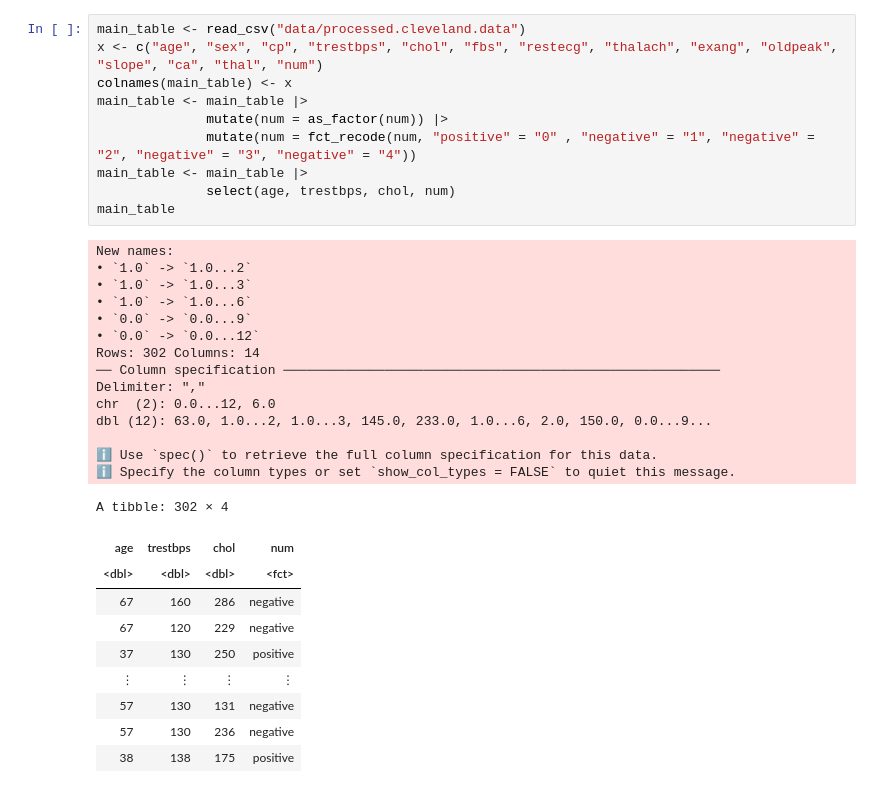
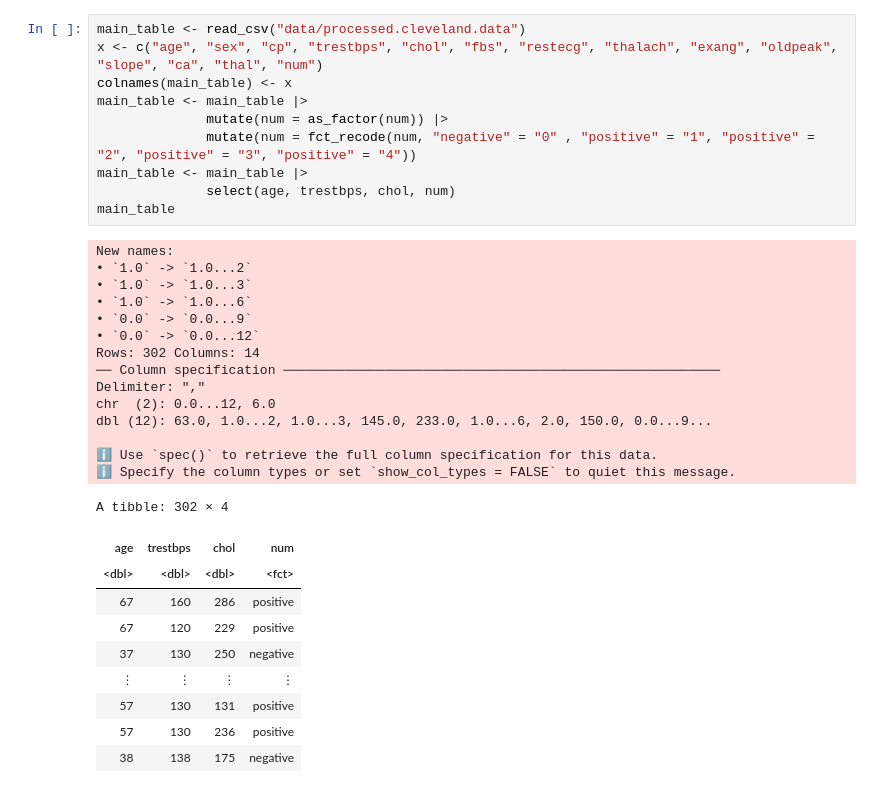
Before and after one commit to parthchheda2005/dsci-100-project, a Jupyter notebook: heart_disease.ipynb, the cells around one changed output. Cells and saved outputs as stored; diff of their text form.

```diff
--- a/heart_disease.ipynb
+++ b/heart_disease.ipynb
@@ -24,38 +24,38 @@ options(repr.matrix.max.rows = 6)
 # %%
 main_table <- read_csv("data/processed.cleveland.data")
 x <- c("age", "sex", "cp", "trestbps", "chol", "fbs", "restecg", "thalach", "exang", "oldpeak", "slope", "ca", "thal", "num")
 colnames(main_table) <- x
 main_table <- main_table |>
               mutate(num = as_factor(num)) |>
-              mutate(num = fct_recode(num, "positive" = "0" , "negative" = "1", "negative" = "2", "negative" = "3", "negative" = "4"))
+              mutate(num = fct_recode(num, "negative" = "0" , "positive" = "1", "positive" = "2", "positive" = "3", "positive" = "4"))
 main_table <- main_table |>
               select(age, trestbps, chol, num)
 main_table
 # %% [output]
 New names:
 • `1.0` -> `1.0...2`
 • `1.0` -> `1.0...3`
 • `1.0` -> `1.0...6`
 • `0.0` -> `0.0...9`
 • `0.0` -> `0.0...12`
 Rows: 302 Columns: 14
 ── Column specification ────────────────────────────────────────────────────────
 Delimiter: ","
 chr  (2): 0.0...12, 6.0
 dbl (12): 63.0, 1.0...2, 1.0...3, 145.0, 233.0, 1.0...6, 2.0, 150.0, 0.0...9...
 
 ℹ Use `spec()` to retrieve the full column specification for this data.
 ℹ Specify the column types or set `show_col_types = FALSE` to quiet this message.
 A tibble: 302 × 4
 | age | trestbps | chol | num |
 | <dbl> | <dbl> | <dbl> | <fct> |
-| 67 | 160 | 286 | negative |
-| 67 | 120 | 229 | negative |
-| 37 | 130 | 250 | positive |
+| 67 | 160 | 286 | positive |
+| 67 | 120 | 229 | positive |
+| 37 | 130 | 250 | negative |
 | ⋮ | ⋮ | ⋮ | ⋮ |
-| 57 | 130 | 131 | negative |
-| 57 | 130 | 236 | negative |
-| 38 | 138 | 175 | positive |
+| 57 | 130 | 131 | positive |
+| 57 | 130 | 236 | positive |
+| 38 | 138 | 175 | negative |
 # %%
 heart_split <- initial_split(main_table, prop = 0.75, strata = num)
 heart_training <- training(heart_split)
```
Also changed, not shown: parts of 3 cells of this notebook.
